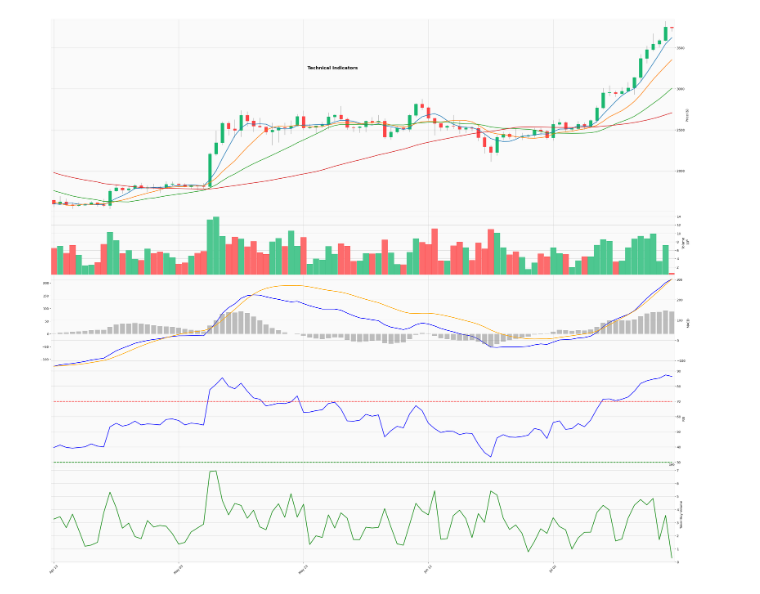
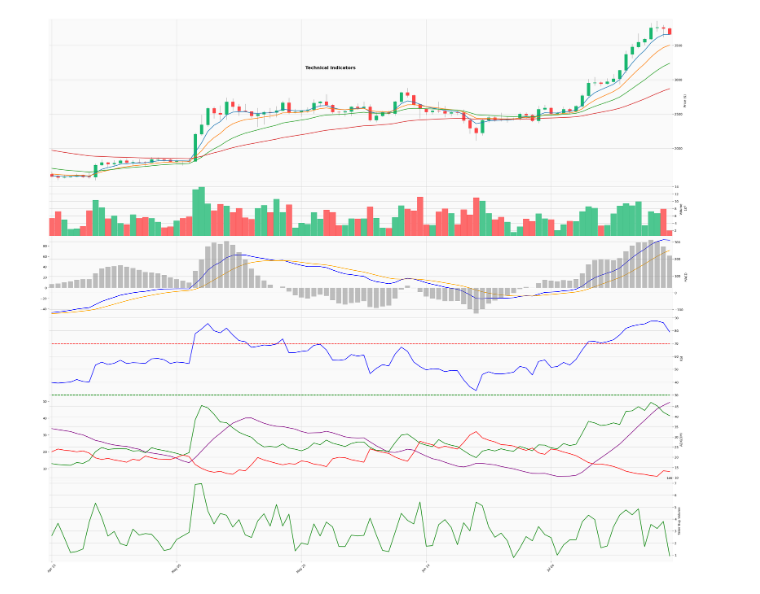
Before and after one commit to AshinGau/technical-index, a Jupyter notebook: notebook.ipynb, the cells around one changed output. Saved outputs shown, nothing was run; the diff lists cells and outputs as text; code cells hidden in the pictures.

```diff
--- a/notebook.ipynb
+++ b/notebook.ipynb
@@ -28,7 +28,9 @@ df.tail(5)
 # %%
 # 计算技术指标
 print("正在计算技术指标...")
-df_with_indicators = build_quantitative_analysis(df, ["sma", "macd", "rsi", "adx"], ma_periods=(5, 10, 20, 50))
+df_with_indicators = build_quantitative_analysis(
+    df, ["ema", "macd", "rsi", "adx"], ma_periods=(5, 10, 20, 50)
+)
 df_with_indicators.tail(5)
 # %% [output]
 正在计算技术指标...
@@ -42,9 +44,9 @@ df_with_indicators.tail(5)
 # %%
 config = PlotConfig(
     indicators=["macd", "rsi", "adx", "taker_buy"],
-    sma_periods=(5, 10, 20, 50), # 绘制SMA线
+    ema_periods=(5, 10, 20, 50),
     limit=100,
 )
 plot_candlestick_with_indicators(df_with_indicators, config=config)
 # %% [output]
-[figure, old version]
+[figure, new version]
```
Also changed, not shown: parts of 2 cells of this notebook, 11 other files.
